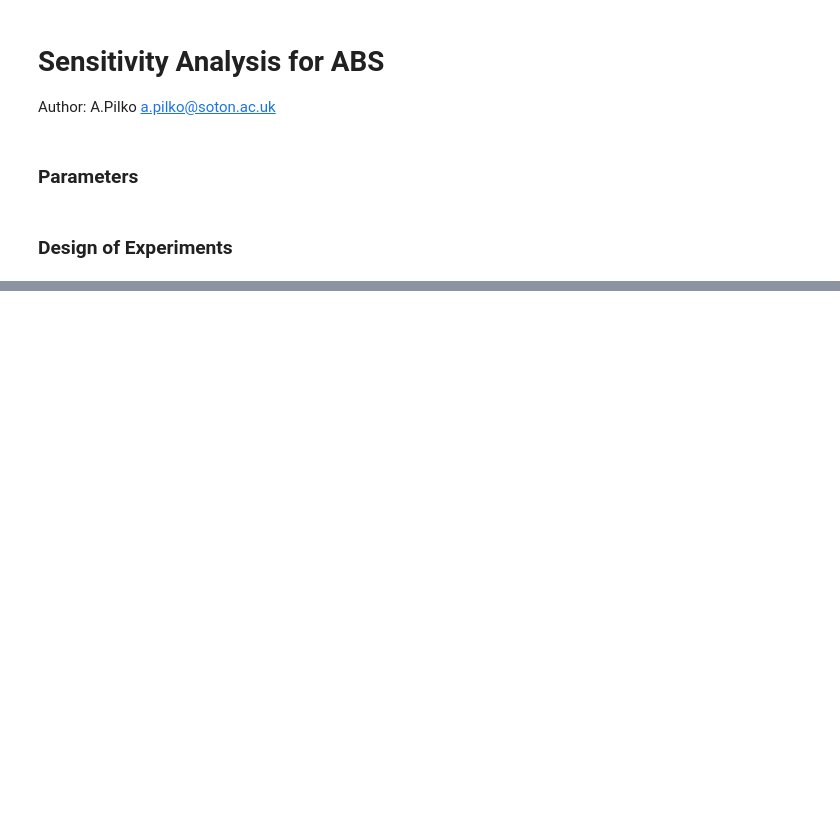
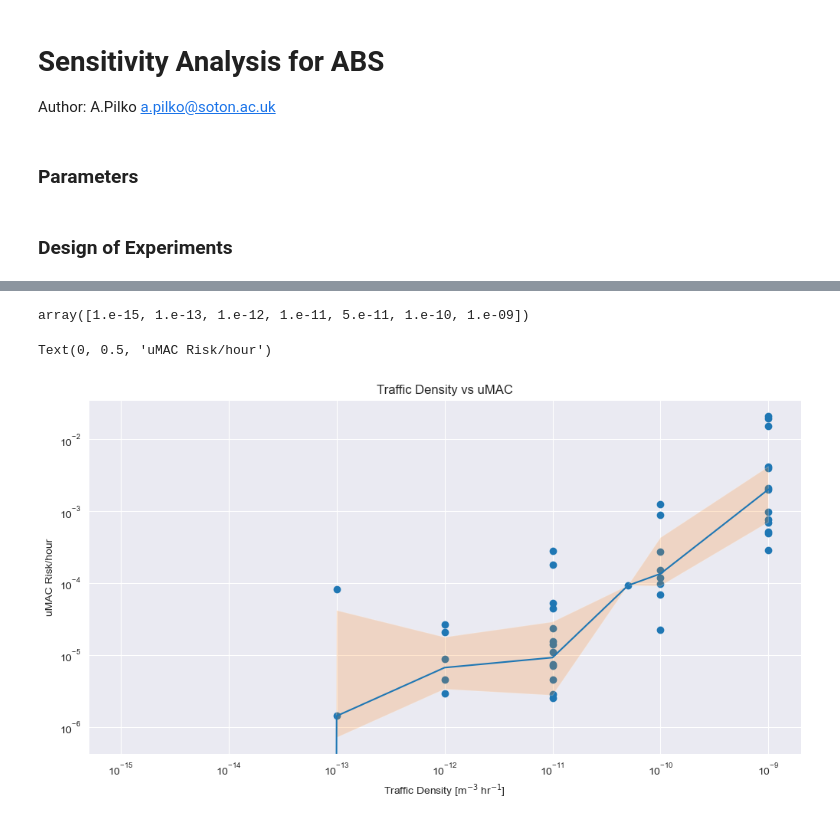
Before and after one commit to aliaksei135/sandbox, a Jupyter notebook: abs_tester/test_base.ipynb, the cells around one changed output, grey strips where cells are left out. Saved outputs shown, nothing was run; the diff lists cells and outputs as text; code cells hidden in the pictures; blank space fills up the shorter version.

```diff
--- a/abs_tester/test_base.ipynb
+++ b/abs_tester/test_base.ipynb
@@ -205,0 +232,25 @@ corr.style.background_gradient(cmap='coolwarm')
+# %%
+density_groups = res_df.groupby('traffic_density')
+density_group_means = density_groups['uMAC_per_hour'].mean()
+density_group_stds = density_groups['uMAC_per_hour'].std()
+density_group_means.index.values
+# %% [output]
+array([1.e-15, 1.e-13, 1.e-12, 1.e-11, 5.e-11, 1.e-10, 1.e-09])
+# %%
+
+fig, ax = plt.subplots(
+    1, 1, figsize=(12,6),
+)
+
+ax.scatter(res_df['traffic_density'], res_df['uMAC_per_hour'])
+density_group_means = density_groups['uMAC_per_hour'].mean()
+ax.plot(density_groups['uMAC_per_hour'].median())
+ax.fill_between(density_group_means.index.values, density_groups['uMAC_per_hour'].quantile(0.25), density_groups['uMAC_per_hour'].quantile(0.75), alpha=.2)
+ax.set_xscale('log')
+ax.set_yscale('log')
+ax.set_title('Traffic Density vs uMAC')
+ax.set_xlabel("Traffic Density [m$^{-3}$ hr$^{-1}$]")
+ax.set_ylabel("uMAC Risk/hour")
+# %% [output]
+Text(0, 0.5, 'uMAC Risk/hour')
+[figure, added]
```
Also changed, not shown: parts of 13 cells of this notebook, 1 other file.
